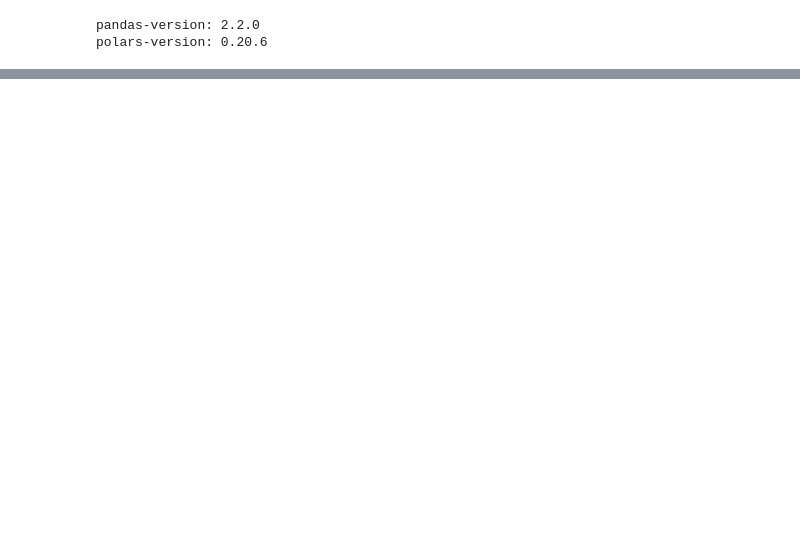
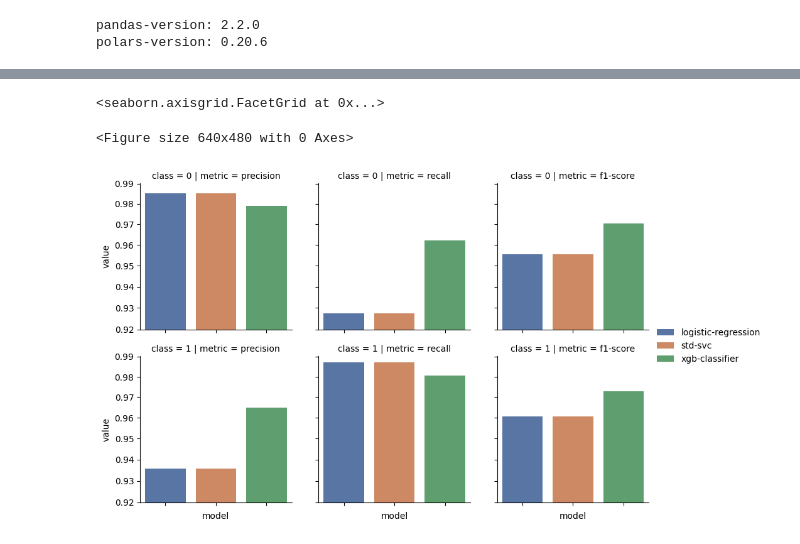
Before and after one commit to tbrekalo/tb-ram, a Jupyter notebook: notebooks/dev.ipynb, the cells around one changed output, grey strips where cells are left out. Saved outputs shown, nothing was run; the diff lists cells and outputs as text; code cells hidden in the pictures; blank space fills up the shorter version.

Commit message:
tbrekalo-chain: training models

```diff
--- a/notebooks/dev.ipynb
+++ b/notebooks/dev.ipynb
@@ -56,0 +129,22 @@ shape: (174_300, 12)
+# %%
+df_report = pl.DataFrame(schema={"model": str, "class": pl.Int64, "metric": str, "value": pl.Float64})
+for name, model in models.items():
+    y_pred = model.predict(X_test)
+    report = metrics.classification_report(y_test, y_pred, output_dict=True)
+    df_report = pl.concat([
+        df_report,
+        pl.DataFrame(
+            pd.melt(
+                pd.DataFrame(report)[["0", "1"]].transpose()[["precision", "recall", "f1-score"]].reset_index(),
+                id_vars=["index"],
+                var_name="metric",
+            )[["index", "metric", "value"]]
+        ).select(
+            pl.lit(name).alias("model"),
+            pl.col("index").alias("class").cast(pl.Int64),
+            pl.col("metric"),
+            pl.col("value"),
+        ),
+    ])
+
+df_report
@@ -56,0 +171,26 @@ shape: (174_300, 12)
+# %%
+plt.tight_layout()
+g = sns.FacetGrid(df_report.to_pandas(), row="class", col="metric")
+g.map_dataframe(
+    sns.barplot,
+    x="model",
+    y="value",
+    hue="model",
+    palette="deep",
+    legend=True,
+).set(yscale = "log")
+
+g.set_xlabels()
+g.set_xticklabels([])
+
+min_val = np.round(df_report["value"].min() - 0.01, 2)
+max_val = np.round(df_report["value"].max() + 0.01, 2)
+g.set(
+    yticks=np.arange(min_val, max_val, 0.01),
+    yticklabels=[np.round(x, 2) for x in np.arange(min_val, max_val, 0.01)],
+)
+g.add_legend()
+# %% [output]
+<seaborn.axisgrid.FacetGrid at 0x...>
+<Figure size 640x480 with 0 Axes>
+[figure, added]
```
Also changed, not shown: parts of 13 cells of this notebook.
